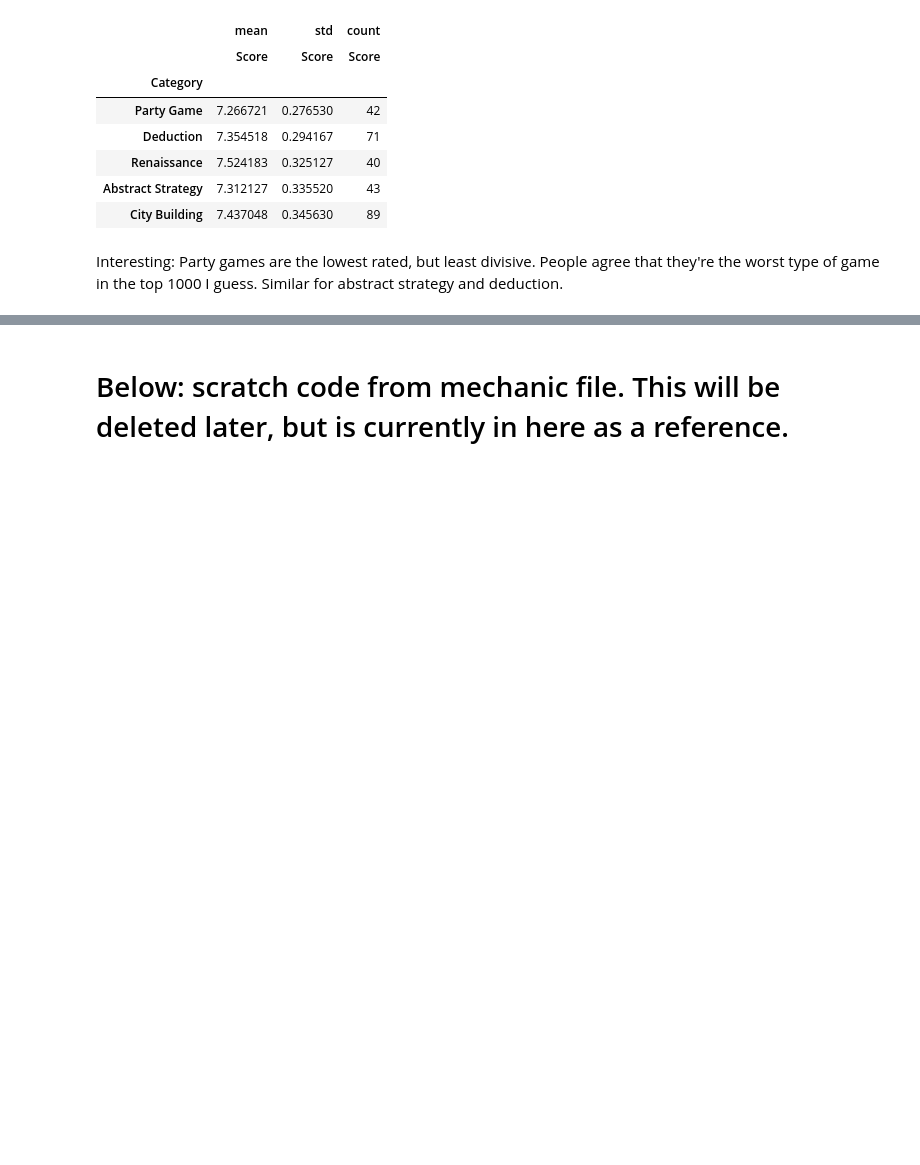
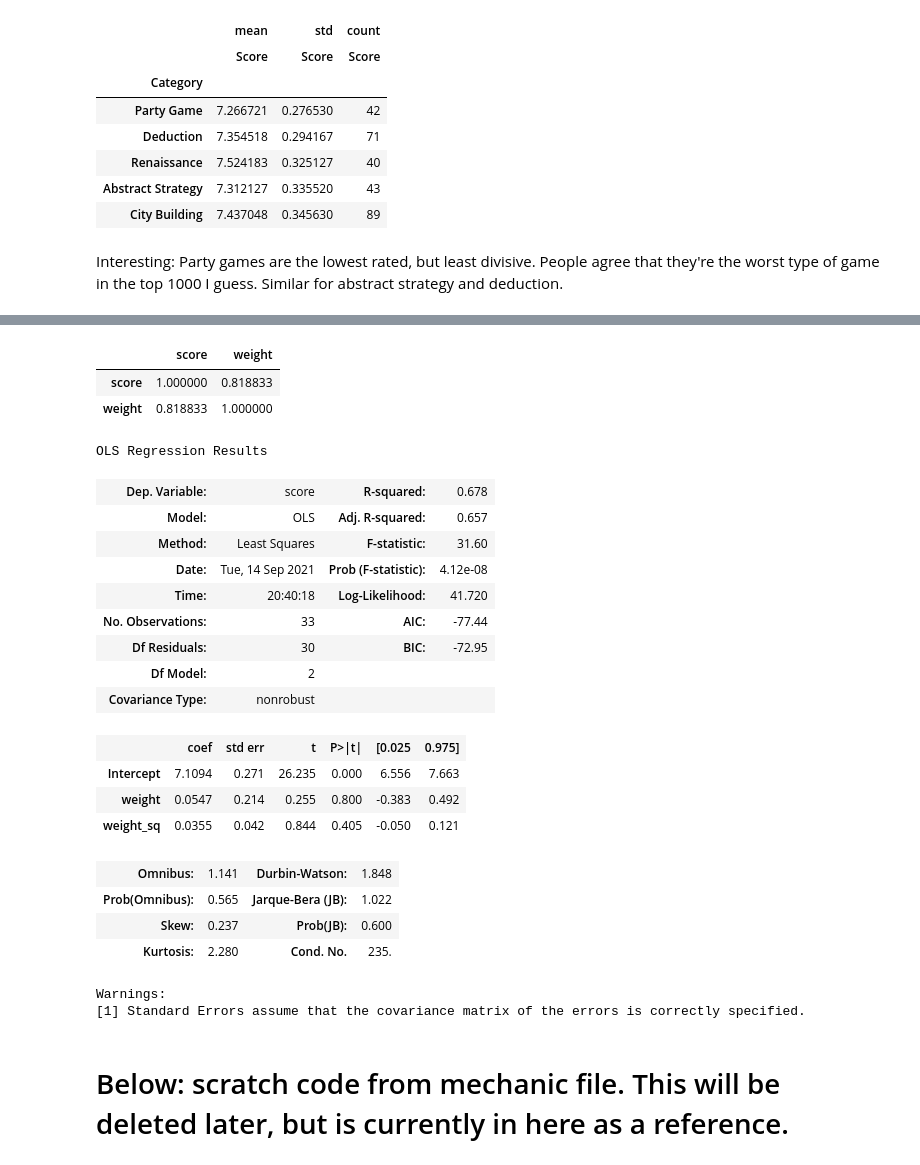
Before and after one commit to MarshallKrakauer/BGGAnalysis, a Jupyter notebook: BestCategories.ipynb, the cells around one changed output, grey strips where cells are left out. Cells and saved outputs as stored; diff of their text form; code cells hidden in the pictures; blank space fills up the shorter version.

Commit message:
adding weight data

```diff
--- a/BestCategories.ipynb
+++ b/BestCategories.ipynb
@@ -191,0 +218,6 @@ Interesting: Party games are the lowest rated, but least divisive. People agree
+# %%
+weight_df = pd.DataFrame(data = result_li,
+                         columns = ['id', 'title', 'score', 'std', 'category', 'weight', 'NumOfGames'])
+# %%
+weight_pivot = pd.pivot_table(data=weight_df, index='category',
+                             values = ['weight', 'score'], aggfunc='mean')
@@ -192,2 +234,34 @@ Interesting: Party games are the lowest rated, but least divisive. People agree
+# %%
+weight_pivot.corr()
+# %% [output]
+|  | score | weight |
+| score | 1.000000 | 0.818833 |
+| weight | 0.818833 | 1.000000 |
+# %%
+weight_pivot['weight_sq']= weight_pivot['weight'] ** 2
+# %%
+result = smf.ols(data=weight_pivot, formula='score~weight+weight_sq').fit()
+result.summary()
+# %% [output]
+OLS Regression Results
+| Dep. Variable: | score | R-squared: | 0.678 |
+| Model: | OLS | Adj. R-squared: | 0.657 |
+| Method: | Least Squares | F-statistic: | 31.60 |
+| Date: | Tue, 14 Sep 2021 | Prob (F-statistic): | 4.12e-08 |
+| Time: | 20:40:18 | Log-Likelihood: | 41.720 |
+| No. Observations: | 33 | AIC: | -77.44 |
+| Df Residuals: | 30 | BIC: | -72.95 |
+| Df Model: | 2 |  |  |
+| Covariance Type: | nonrobust |  |  |
+|  | coef | std err | t | P>|t| | [0.025 | 0.975] |
+| Intercept | 7.1094 | 0.271 | 26.235 | 0.000 | 6.556 | 7.663 |
+| weight | 0.0547 | 0.214 | 0.255 | 0.800 | -0.383 | 0.492 |
+| weight_sq | 0.0355 | 0.042 | 0.844 | 0.405 | -0.050 | 0.121 |
+| Omnibus: | 1.141 | Durbin-Watson: | 1.848 |
+| Prob(Omnibus): | 0.565 | Jarque-Bera (JB): | 1.022 |
+| Skew: | 0.237 | Prob(JB): | 0.600 |
+| Kurtosis: | 2.280 | Cond. No. | 235. |
+Warnings:
+[1] Standard Errors assume that the covariance matrix of the errors is correctly specified.
 # %% [markdown]
 # Below: scratch code from mechanic file. This will be deleted later, but is currently in here as a reference.
```
Also changed, not shown: parts of 6 cells of this notebook.
